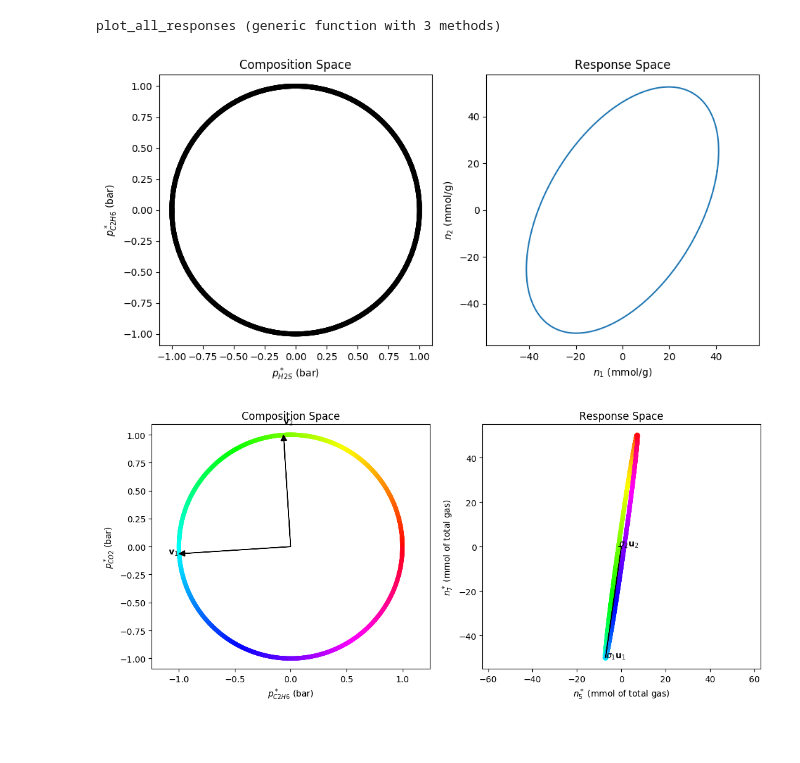
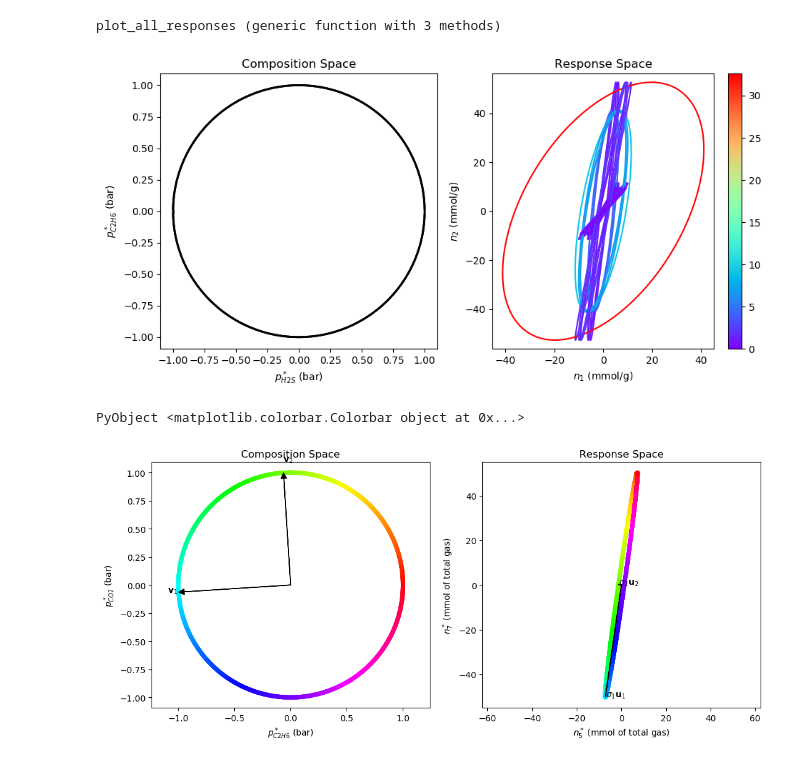
Before and after one commit to SimonEnsemble/sensor_arrays, a Jupyter notebook: src/Sensor_notebook.ipynb, the cells around one changed output. Saved outputs shown, nothing was run; the diff lists cells and outputs as text; code cells hidden in the pictures; blank space fills up the shorter version.

```diff
--- a/src/Sensor_notebook.ipynb
+++ b/src/Sensor_notebook.ipynb
@@ -15,13 +15,11 @@ false
 # %%
 #Read in MOFs
 
-_df_henry = CSV.read("../data/henry_constants_19oct.csv")
+_df_henry = CSV.read("../data/henry_constants_25oct.csv")
 for (i, xtal) in enumerate(_df_henry[:crystal])
     # Check replace() out for string replacement
     _df_henry[i, :crystal] = split(split(_df_henry[i, :crystal], ".cif")[1], "_")[1]
 end
 dropmissing!(_df_henry)
-#_df_henry = _df_henry[[i for i in 1:15 if i != 13], :]
-#_df_henry = _df_henry[[i for i in 1:13], :]
 global const df_henry = deepcopy(_df_henry)
 # %% [output]
@@ -289,15 +288,19 @@ plot_response(mof1::AbstractString, mof2::AbstractString, gas1::AbstractString,
 # %% [output]
 plot_response (generic function with 2 methods)
 # %%
-function plot_all_responses(gas1::AbstractString, gas2::AbstractString, index_list::Union{Array{Int64, 1}, Missing}=missing; print_h_matrix::Bool=false, add_legend::Bool=false)
-    # Plot left figure
+function plot_all_responses(gas1::AbstractString, gas2::AbstractString, index_list::Union{Array{Int64, 1}, Missing}=missing;
+                            print_h_matrix::Bool=false, add_legend::Bool=false)
+
+    S = perform_svd(gas1, gas2)
+    biggest_σ₂ = maximum(S[:, :, 2])
+
 
     figure(figsize=(11, 5))
     subplot(121, aspect="equal")
     θ = range(0, stop=2*π, length=500)[1:end-1]
     p = transpose(hcat(cos.(θ), sin.(θ))) # set pt change
     for i = 1:length(θ)-1
-        plot(p[1, i:i+1], p[2, i:i+1], lw=5, c="k")
+        plot(p[1, i:i+1], p[2, i:i+1], lw=2, c="k")
     end
     xlim([-1.1, 1.1])
     ylim([-1.1, 1.1])
@@ -321,9 +324,15 @@ function plot_all_responses(gas1::AbstractString, gas2::AbstractString, index_li
         pairs = combinations(1:number_of_mofs, 2)
     end
 
-    cols = distinguishable_colors(size(collect(pairs))[1]+3, [RGB(1,1,1)])[4:end]
+#    cols = distinguishable_colors(size(collect(pairs))[1]+3, [RGB(1,1,1)])[4:end]
     ax = subplot(122)
     axis("equal")
+
+    cnorm = PyPlot.matplotlib[:colors][:Normalize](vmin=0.0, vmax=biggest_σ₂)
+
+    m = plt[:cm][:ScalarMappable](norm=cnorm, cmap=plt[:cm][:rainbow])
+    m[:set_array]([]) # trick
+
 
     for (k, pair) in enumerate(pairs)
         mof1 = df_henry[pair[1], :crystal]
@@ -340,7 +349,7 @@ function plot_all_responses(gas1::AbstractString, gas2::AbstractString, index_li
         end
         F = svd(H)
         v1 = F.U[:,1] * F.S[1]
-        if v1[1] < v1[2]
+        if abs(v1[1]) > abs(v1[2])
             temp = H[1,:]
             H[1,:] = H[2,:]
             H[2,:] = [temp...]
@@ -352,24 +361,27 @@ function plot_all_responses(gas1::AbstractString, gas2::AbstractString, index_li
         #for i = 1:length(θ_response) - 1
         #    plot(n[1, i:i+1], n[2, i:i+1], alpha=0.75, lw=3, c="#" * string(hex(cols[k])))#, label = label)
         #end
-        plot(n[1,:], n[2, :], label=@sprintf("%s - %s",df_henry[pair[1], :crystal], df_henry[pair[2], :crystal]))
-        title(@sprintf("Response Space"))
-        xlabel(@sprintf("\$n_1\$ (mmol/g)"))
-        ylabel(@sprintf("\$n_2\$ (mmol/g)"))
-
+        plot(n[1,:], n[2, :], label=@sprintf("%s - %s",df_henry[pair[1], :crystal], df_henry[pair[2], :crystal]),
+            c=m[:to_rgba](F.S[2]))
     end
     if add_legend
         legend()
     end
+    title(@sprintf("Response Space"))
+    xlabel(@sprintf("\$n_1\$ (mmol/g)"))
+    ylabel(@sprintf("\$n_2\$ (mmol/g)"))
+    colorbar(m)
+
 end
 
 plot_all_responses(gas1::AbstractString, gas2::AbstractString, mof_list::Array{String, 1}) = plot_all_responses(gas1, gas2, mof2index.(mof_list))
 # %% [output]
 plot_all_responses (generic function with 3 methods)
 # %%
-plot_all_responses("H2S", "C2H6", [5,7])
+plot_all_responses("H2S", "C2H6")
 # %% [output]
-[figure, old version]
+[figure, new version]
+PyObject <matplotlib.colorbar.Colorbar object at 0x...>
 # %%
 plot_response("NIBBOR", "RUBTAK01", "C2H6", "CO2")
 # %% [output]
```
Also changed, not shown: parts of 3 cells of this notebook.
